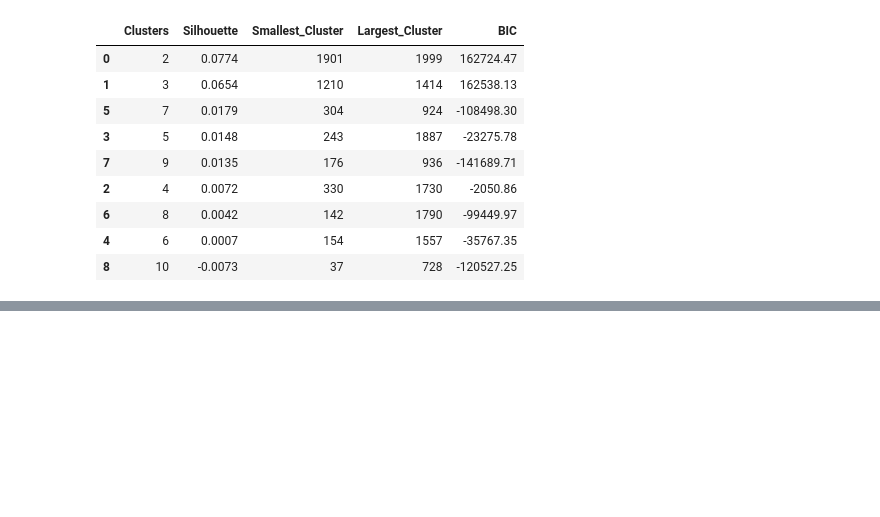
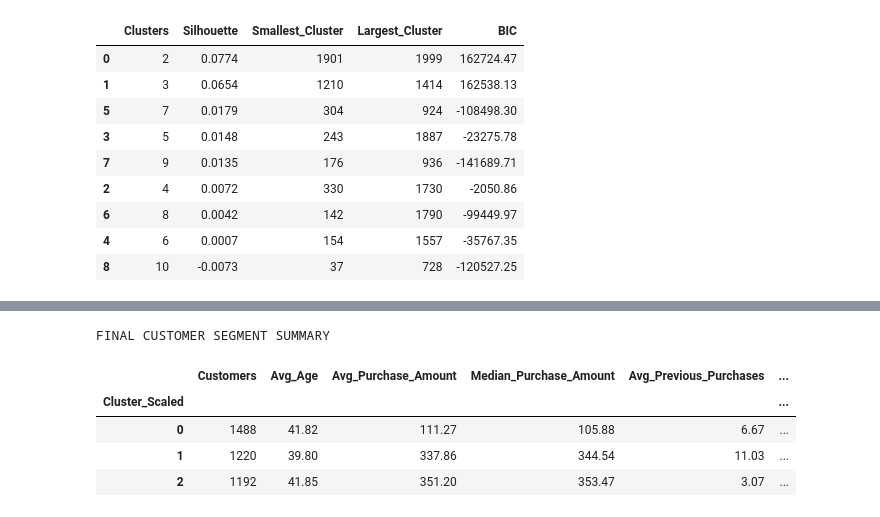
Before and after one commit to SadabAli/Customer-Sigmentation, a Jupyter notebook: EDA.ipynb, the cells around one changed output, grey strips where cells are left out. Cells and saved outputs as stored; diff of their text form; code cells hidden in the pictures; blank space fills up the shorter version.

```diff
--- a/EDA.ipynb
+++ b/EDA.ipynb
@@ -1086,0 +1205,25 @@ display(
+# %%
+
+# Numerical profiles
+print("NUMERICAL PROFILE")
+display(
+    df.groupby("Cluster")[
+        ["Age", "PurchaseAmountUSD", "PreviousPurchases"]
+    ].mean().round(2)
+)
+
+# Categorical profiles
+categorical_profile_cols = [
+    "Category",
+    "SubscriptionStatus",
+    "DiscountApplied",
+    "PromoCodeUsed",
+    "FrequencyOfPurchases"
+]
+
+for col in categorical_profile_cols:
+    print(f"\nMost common {col} in each cluster:")
+    print(
+        df.groupby("Cluster")[col]
+        .agg(lambda s: s.mode().iloc[0])
+    )
@@ -1086,0 +1371,24 @@ display(
+# %%
+summary = df.groupby("Cluster_Scaled").agg(
+    Customers=("CustomerID", "count"),
+    Avg_Age=("Age", "mean"),
+    Avg_Purchase_Amount=("PurchaseAmountUSD", "mean"),
+    Median_Purchase_Amount=("PurchaseAmountUSD", "median"),
+    Avg_Previous_Purchases=("PreviousPurchases", "mean")
+).round(2)
+
+summary["Customer_Percentage"] = (
+    summary["Customers"] / len(df) * 100
+).round(1)
+
+print("FINAL CUSTOMER SEGMENT SUMMARY")
+display(summary)
+
+summary.to_csv("customer_segment_summary.csv")
+# %% [output]
+FINAL CUSTOMER SEGMENT SUMMARY
+|  | Customers | Avg_Age | Avg_Purchase_Amount | Median_Purchase_Amount | Avg_Previous_Purchases | ... |
+| Cluster_Scaled |  |  |  |  |  | ... |
+| 0 | 1488 | 41.82 | 111.27 | 105.88 | 6.67 | ... |
+| 1 | 1220 | 39.80 | 337.86 | 344.54 | 11.03 | ... |
+| 2 | 1192 | 41.85 | 351.20 | 353.47 | 3.07 | ... |
```
Also changed, not shown: parts of 13 cells of this notebook, 10 other files.
